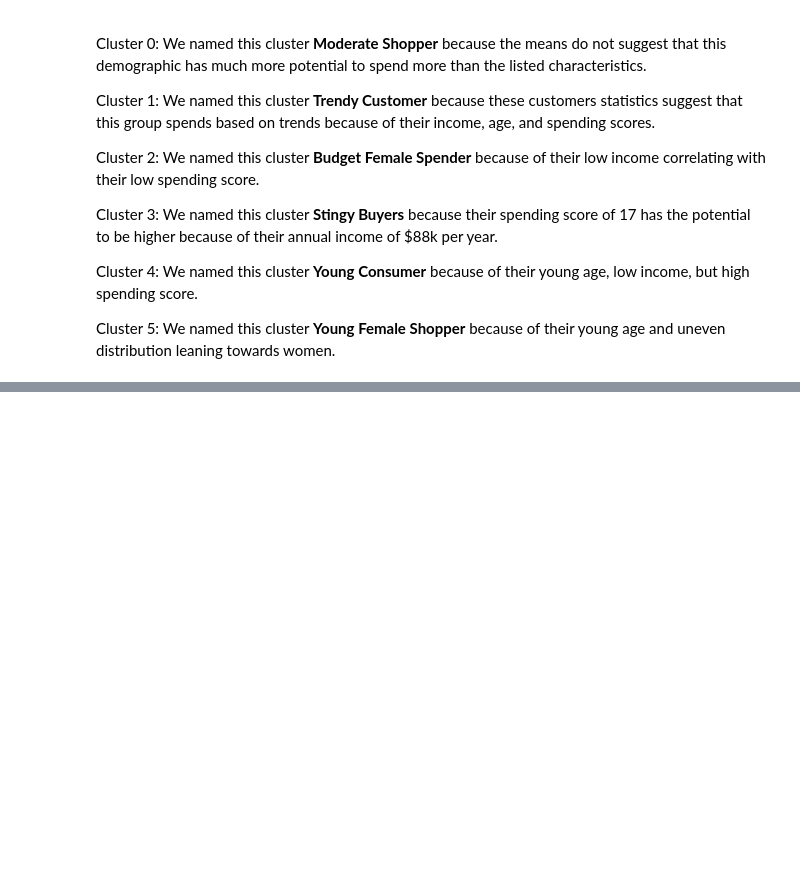
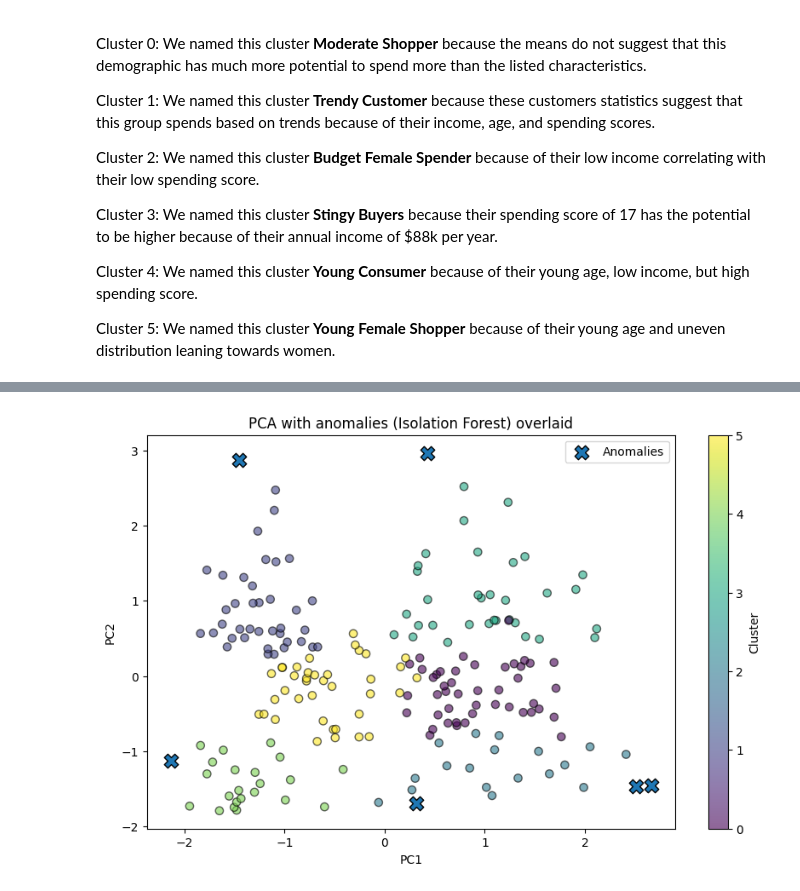
Before and after one commit to RealGoldenGeneral/mini-project-3, a Jupyter notebook: notebooks/analysis.ipynb, the cells around one changed output, grey strips where cells are left out. Cells and saved outputs as stored; diff of their text form; code cells hidden in the pictures; blank space fills up the shorter version.

Commit message:
Added parts 2 and 3

```diff
--- a/notebooks/analysis.ipynb
+++ b/notebooks/analysis.ipynb
@@ -277,0 +402,18 @@ Cluster 5: We named this cluster **Young Female Shopper** because of their young
+# %%
+FINAL_CONTAMINATION = 0.03  # change this after you review the table above
+
+iso_final = IsolationForest(
+    n_estimators=300,
+    contamination=FINAL_CONTAMINATION,
+    random_state=42
+)
+
+preds_final = iso_final.fit_predict(X)   # -1 anomaly, +1 normal
+scores_final = iso_final.decision_function(X)  # lower = more anomalous
+
+df["Is_Anomaly"] = (preds_final == -1)
+df["Anomaly_Score"] = scores_final
+
+print("Final contamination:", FINAL_CONTAMINATION)
+print("Number of anomalies:", df["Is_Anomaly"].sum())
+df[["Cluster", "Is_Anomaly", "Anomaly_Score"]].head()
@@ -277,0 +457,31 @@ Cluster 5: We named this cluster **Young Female Shopper** because of their young
+# %%
+# Reuse PCA embeddings from Part 2 (pca_df) and flag anomalies
+pca_plot = pca_df.copy()
+pca_plot["Is_Anomaly"] = df["Is_Anomaly"].values
+
+plt.figure(figsize=(10, 6))
+
+# Normal points (colored by cluster)
+normal = pca_plot[~pca_plot["Is_Anomaly"]]
+sc = plt.scatter(
+    normal["PC1"], normal["PC2"],
+    c=normal["Cluster"], cmap="viridis",
+    alpha=0.6, edgecolors="k", s=45
+)
+
+# Anomalies as X markers
+anom = pca_plot[pca_plot["Is_Anomaly"]]
+plt.scatter(
+    anom["PC1"], anom["PC2"],
+    marker="X", s=140, edgecolors="k",
+    label="Anomalies"
+)
+
+plt.title("PCA with anomalies (Isolation Forest) overlaid")
+plt.xlabel("PC1")
+plt.ylabel("PC2")
+plt.colorbar(sc, label="Cluster")
+plt.legend()
+plt.show()
+# %% [output]
+[figure, added]
```
Also changed, not shown: parts of 12 cells of this notebook.
